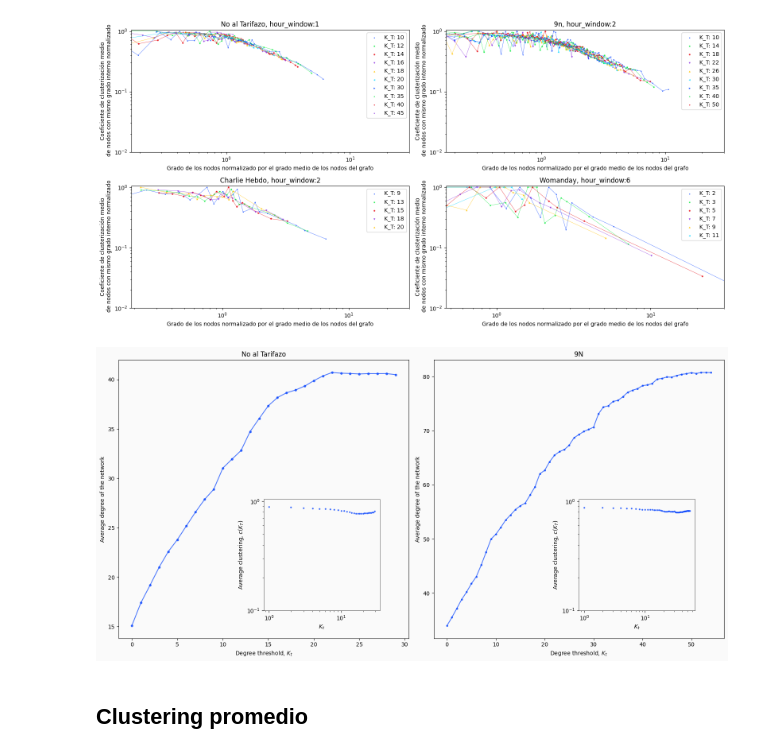
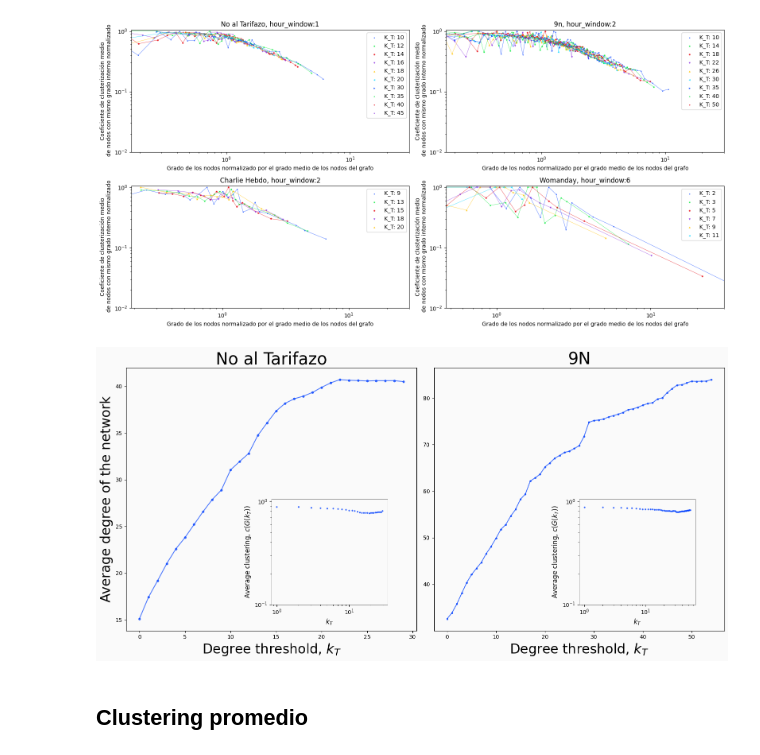
Before and after one commit to Manusua/self-similarity-in-social-movements, a Jupyter notebook: Self similarity in social movements.ipynb, the cells around one changed output. Drawn from its saved outputs; the diff is of its cells as text; code cells hidden in the pictures.

```diff
--- a/Self similarity in social movements.ipynb
+++ b/Self similarity in social movements.ipynb
@@ -1308,7 +1311,7 @@ fig.set_size_inches(16,8)
 
 axs[0].plot(list(dict_hora_nat.keys())[0:supreme_nat], list(dict_hora_nat.values())[0:supreme_nat], alpha=0.7)
 axs[0].scatter(list(dict_hora_nat.keys())[0:supreme_nat], list(dict_hora_nat.values())[0:supreme_nat], s=12, alpha=alpha)
-axs[0].set_title("No al Tarifazo")
+axs[0].set_title("No al Tarifazo", fontsize=30)
 
 with plt.style.context('seaborn-v0_8-bright'):
     ax1_inset = axs[0].inset_axes([0.5, 0.1, 0.4, 0.4])
@@ -1327,46 +1330,46 @@ with plt.style.context('seaborn-v0_8-bright'):
     kt_nat = list(dict_thres_avg_clust_nat_h.keys())[:supreme_nat]
     clust_nat = list(dict_thres_avg_clust_nat_h.values())[:supreme_nat]
     ax1_inset.scatter(kt_nat, clust_nat, s=4, alpha=alpha)
-    ax1_inset.set_xlabel("$K_t$")
-    ax1_inset.set_ylabel("Average clustering, $c(K_T)$")
+    ax1_inset.set_xlabel("$k_T$", fontsize=12)
+    ax1_inset.set_ylabel("Average clustering, $c(G(k_T))$", fontsize=12)
     #ax1.legend(["max K_t posible: " + str(int(max(kt_nat)))])
 
-axs[0].set_ylabel("Average degree of the network")
-axs[0].set_xlabel("Degree threshold, $K_t$")
+axs[0].set_ylabel("Average degree of the network", fontsize=24)
+axs[0].set_xlabel("Degree threshold, $k_T$", fontsize=24)
 
 
 axs[1].plot(list(dict_hora_9n.keys())[0:supreme_9n], list(dict_hora_9n.values())[0:supreme_9n], alpha=alpha)
 axs[1].scatter(list(dict_hora_9n.keys())[0:supreme_9n], list(dict_hora_9n.values())[0:supreme_9n], s=7, alpha=alpha)
-axs[1].set_title("9N")
+axs[1].set_title("9N", fontsize=30)
 
 with plt.style.context('seaborn-v0_8-bright'):
     ax2_inset = axs[1].inset_axes([0.5, 0.1, 0.4, 0.4])
     ax2_inset.set_facecolor('#fafafa')
     for spine in ax2_inset.spines.values():
         spine.set_visible(True)  # Asegurar que sea visible
         spine.set_linewidth(0.5)   # Grosor del borde (opcional)
         spine.set_color("black")
     #ax2_inset = inset_axes(ax2, width="40%", height="40%", loc="center right")  # Dimensiones y ubicación del inset
 
     ax2_inset.set_xscale('log')
     ax2_inset.set_yscale('log')
     ax2_inset.set_ylim(0.1, 1.05)
     # Obtener las claves y los valores del diccionario
     kt_9n = list(dict_thres_avg_clust_9n_h.keys())[:supreme_9n]
     clust_9n = list(dict_thres_avg_clust_9n_h.values())[:supreme_9n]
     ax2_inset.scatter(kt_9n, clust_9n, s=4, alpha=alpha)
-    ax2_inset.set_xlabel("$K_t$")
-    ax2_inset.set_ylabel("Average clustering, $c(K_T)$")
+    ax2_inset.set_xlabel("$k_T$", fontsize=12)
+    ax2_inset.set_ylabel("Average clustering, $c(G(k_T))$", fontsize=12)
     ax2_inset.get_xaxis().set_visible(True)
 
-axs[1].set_ylabel("Average degree of the network")
-axs[1].set_xlabel("Degree threshold, $K_t$")
+#axs[1].set_ylabel("Average degree of the network", fontsize=24)
+axs[1].set_xlabel("Degree threshold, $k_T$", fontsize=24)
 
 plt.tight_layout()
 plt.savefig(plots_folder + "avg_deg_h_nat_" + str(hour_window_nat) + "_9n_" + str(hour_window_9n) + ".png")
 plt.show()
 # %% [output]
-[figure, old version]
+[figure, new version]
 # %% [markdown]
 ## Clustering promedio
 # %%
```
Also changed, not shown: parts of 5 cells of this notebook, 32 other files.
